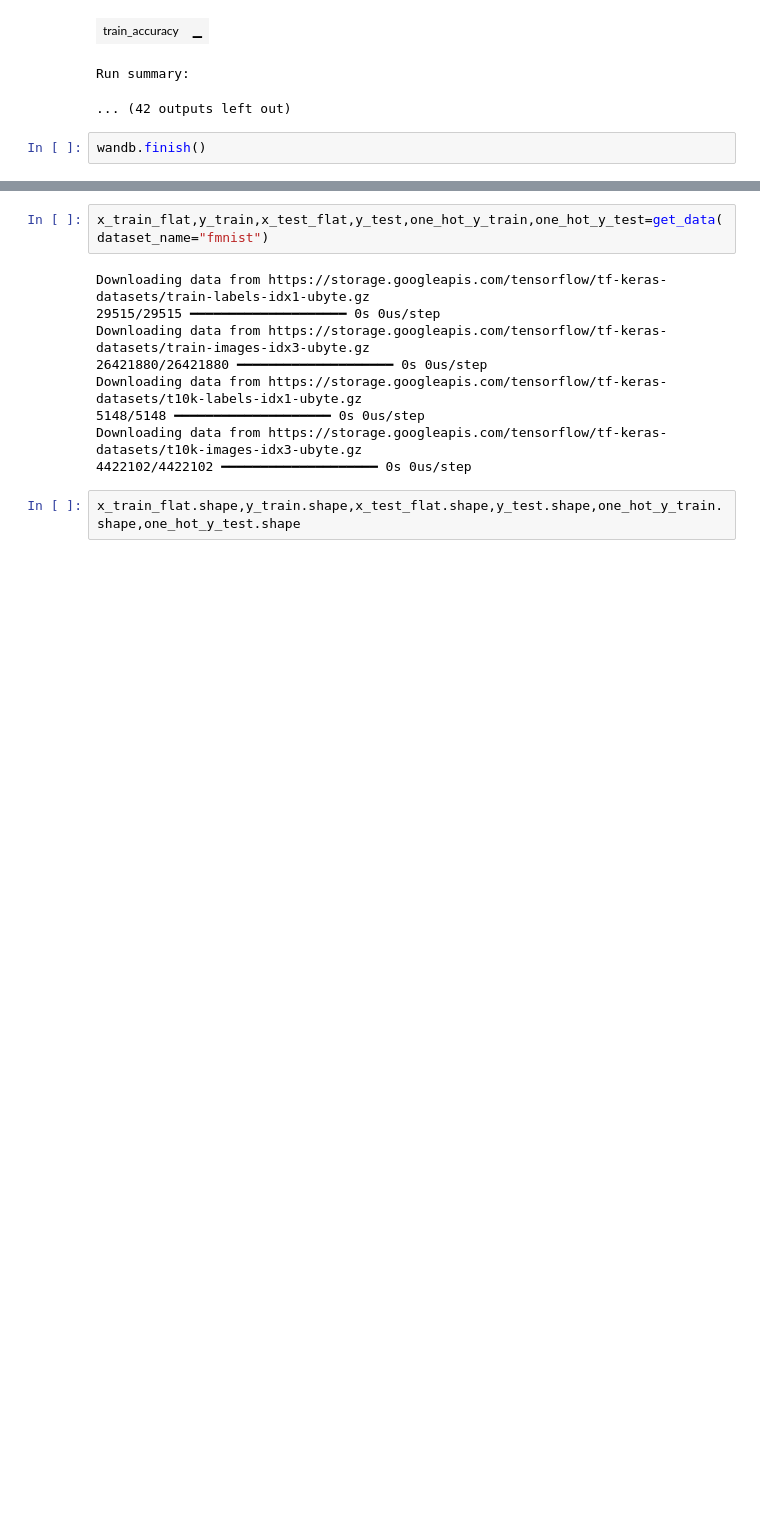
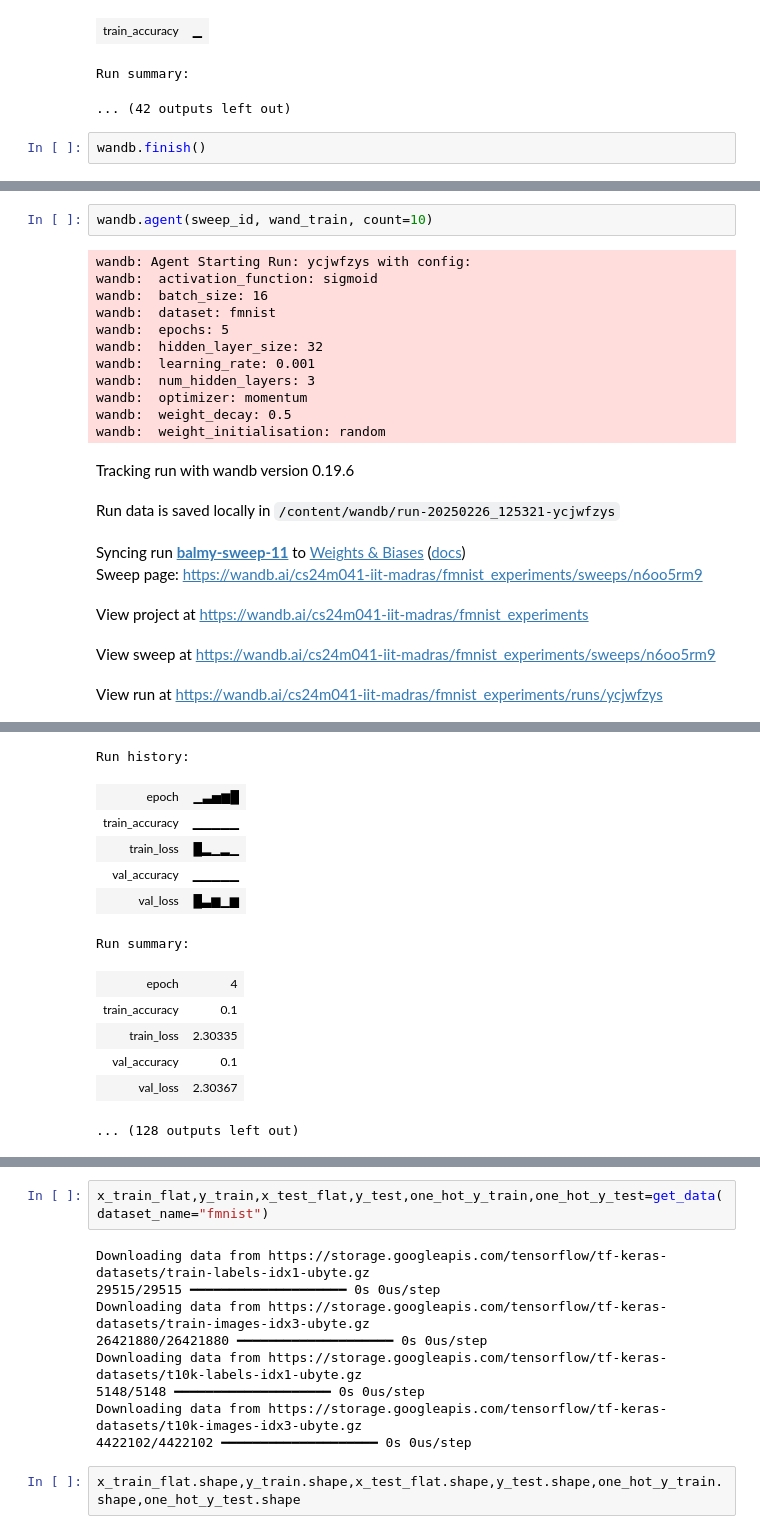
Before and after one commit to sankarvinayak/DL-assignment1, a Jupyter notebook: DL_assignment_1.ipynb, the cells around one changed output, grey strips where cells are left out. Cells and saved outputs as stored; diff of their text form; blank space fills up the shorter version.

```diff
--- a/DL_assignment_1.ipynb
+++ b/DL_assignment_1.ipynb
@@ -876,0 +874,21 @@ Find logs at: ./wandb/run-20250226_121316-m983me6o/logs
+# %%
+wandb.agent(sweep_id, wand_train, count=10)
+# %% [output]
+wandb: Agent Starting Run: ycjwfzys with config:
+wandb:  activation_function: sigmoid
+wandb:  batch_size: 16
+wandb:  dataset: fmnist
+wandb:  epochs: 5
+wandb:  hidden_layer_size: 32
+wandb:  learning_rate: 0.001
+wandb:  num_hidden_layers: 3
+wandb:  optimizer: momentum
+wandb:  weight_decay: 0.5
+wandb:  weight_initialisation: random
+Tracking run with wandb version 0.19.6
+Run data is saved locally in /content/wandb/run-20250226_125321-ycjwfzys
+Syncing run balmy-sweep-11 to Weights & Biases (docs)
+Sweep page: https://wandb.ai/cs24m041-iit-madras/fmnist_experiments/sweeps/n6oo5rm9
+View project at https://wandb.ai/cs24m041-iit-madras/fmnist_experiments
+View sweep at https://wandb.ai/cs24m041-iit-madras/fmnist_experiments/sweeps/n6oo5rm9
+View run at https://wandb.ai/cs24m041-iit-madras/fmnist_experiments/runs/ycjwfzys
@@ -876,0 +896,13 @@ Find logs at: ./wandb/run-20250226_121316-m983me6o/logs
+Run history:
+| epoch | ▁▃▅▆█ |
+| train_accuracy | ▁▁▁▁▁ |
+| train_loss | █▂▁▂▁ |
+| val_accuracy | ▁▁▁▁▁ |
+| val_loss | █▃▆▁▆ |
+Run summary:
+| epoch | 4 |
+| train_accuracy | 0.1 |
+| train_loss | 2.30335 |
+| val_accuracy | 0.1 |
+| val_loss | 2.30367 |
+... (128 outputs left out)
```
Also changed, not shown: parts of 5 cells of this notebook.
